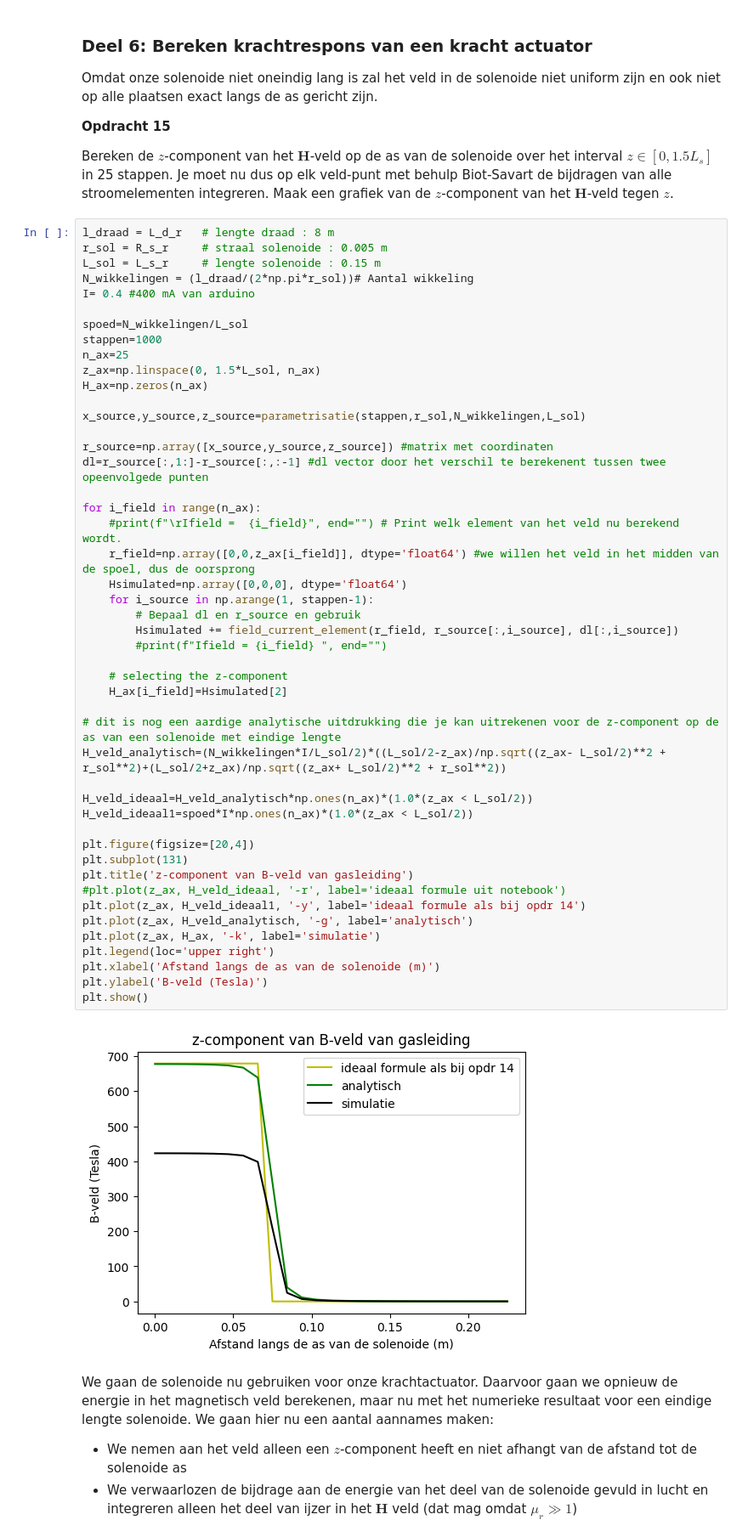
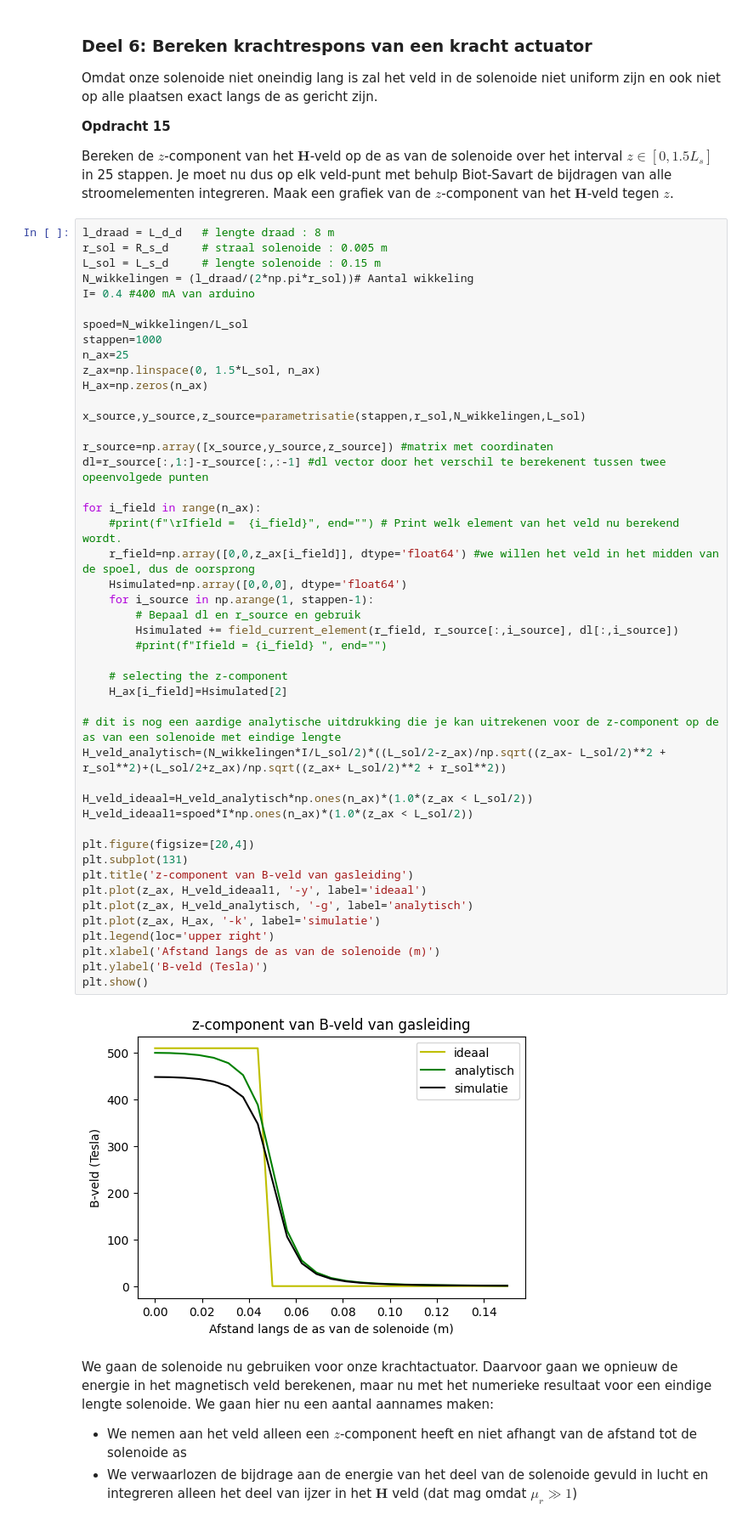
Before and after one commit to sralmulder-hash/opdrachten-DEF-D, a Jupyter notebook: KrachtactuatorOpdracht.ipynb, the cells around one changed output. Shown at 85% size. Drawn from its saved outputs; the diff is of its cells as text.

```diff
--- a/KrachtactuatorOpdracht.ipynb
+++ b/KrachtactuatorOpdracht.ipynb
@@ -495,9 +498,9 @@ Omdat onze solenoide niet oneindig lang is zal het veld in de solenoide niet uni
 
 Bereken de $z$-component van het $\mathbf{H}$-veld op de as van de solenoide over het interval $z \in [0, 1.5L_s]$ in 25 stappen. Je moet nu dus op elk veld-punt met behulp Biot-Savart de bijdragen van alle stroomelementen integreren. Maak een grafiek van de $z$-component van het $\mathbf{H}$-veld tegen $z$.
 # %%
-l_draad = L_d_r   # lengte draad : 8 m
-r_sol = R_s_r     # straal solenoide : 0.005 m
-L_sol = L_s_r     # lengte solenoide : 0.15 m
+l_draad = L_d_d   # lengte draad : 8 m
+r_sol = R_s_d     # straal solenoide : 0.005 m
+L_sol = L_s_d     # lengte solenoide : 0.15 m
 N_wikkelingen = (l_draad/(2*np.pi*r_sol))# Aantal wikkeling
 I= 0.4 #400 mA van arduino
 
@@ -513,36 +516,35 @@ r_source=np.array([x_source,y_source,z_source]) #matrix met coordinaten
 dl=r_source[:,1:]-r_source[:,:-1] #dl vector door het verschil te berekenent tussen twee opeenvolgede punten
 
 for i_field in range(n_ax):
     #print(f"\rIfield =  {i_field}", end="") # Print welk element van het veld nu berekend wordt.
     r_field=np.array([0,0,z_ax[i_field]], dtype='float64') #we willen het veld in het midden van de spoel, dus de oorsprong
     Hsimulated=np.array([0,0,0], dtype='float64')
     for i_source in np.arange(1, stappen-1):
         # Bepaal dl en r_source en gebruik
         Hsimulated += field_current_element(r_field, r_source[:,i_source], dl[:,i_source])
         #print(f"Ifield = {i_field} ", end="")
 
     # selecting the z-component
     H_ax[i_field]=Hsimulated[2]
 
 # dit is nog een aardige analytische uitdrukking die je kan uitrekenen voor de z-component op de as van een solenoide met eindige lengte
 H_veld_analytisch=(N_wikkelingen*I/L_sol/2)*((L_sol/2-z_ax)/np.sqrt((z_ax- L_sol/2)**2 + r_sol**2)+(L_sol/2+z_ax)/np.sqrt((z_ax+ L_sol/2)**2 + r_sol**2))
 
 H_veld_ideaal=H_veld_analytisch*np.ones(n_ax)*(1.0*(z_ax < L_sol/2))
 H_veld_ideaal1=spoed*I*np.ones(n_ax)*(1.0*(z_ax < L_sol/2))
 
 plt.figure(figsize=[20,4])
 plt.subplot(131)
 plt.title('z-component van B-veld van gasleiding')
-#plt.plot(z_ax, H_veld_ideaal, '-r', label='ideaal formule uit notebook')
-plt.plot(z_ax, H_veld_ideaal1, '-y', label='ideaal formule als bij opdr 14')
+plt.plot(z_ax, H_veld_ideaal1, '-y', label='ideaal')
 plt.plot(z_ax, H_veld_analytisch, '-g', label='analytisch')
 plt.plot(z_ax, H_ax, '-k', label='simulatie')
 plt.legend(loc='upper right')
 plt.xlabel('Afstand langs de as van de solenoide (m)')
 plt.ylabel('B-veld (Tesla)')
 plt.show()
 # %% [output]
-[figure, old version]
+[figure, new version]
 # %% [markdown]
 We gaan de solenoide nu gebruiken voor onze krachtactuator. Daarvoor gaan we opnieuw de energie in het magnetisch veld berekenen, maar nu met het numerieke resultaat voor een eindige lengte solenoide. We gaan hier nu een aantal aannames maken:
 * We nemen aan het veld alleen een $z$-component heeft en niet afhangt van de afstand tot de solenoide as
```
Also changed, not shown: parts of 6 cells of this notebook, 6 other files.
